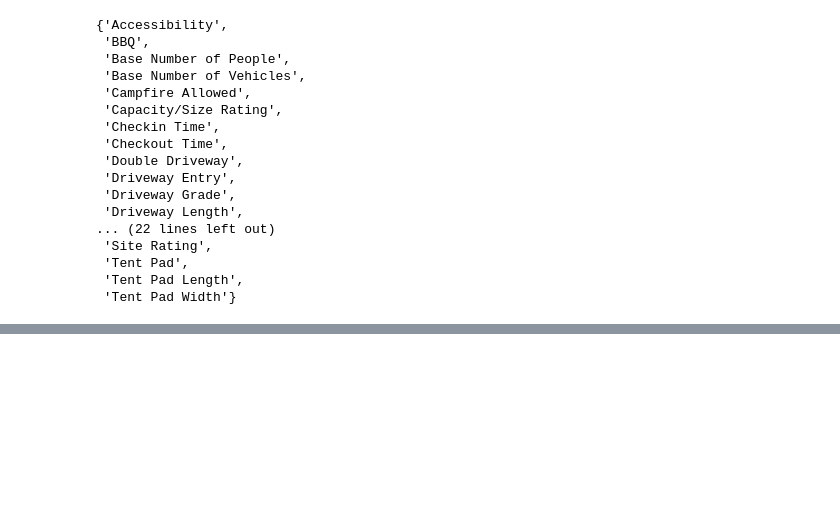
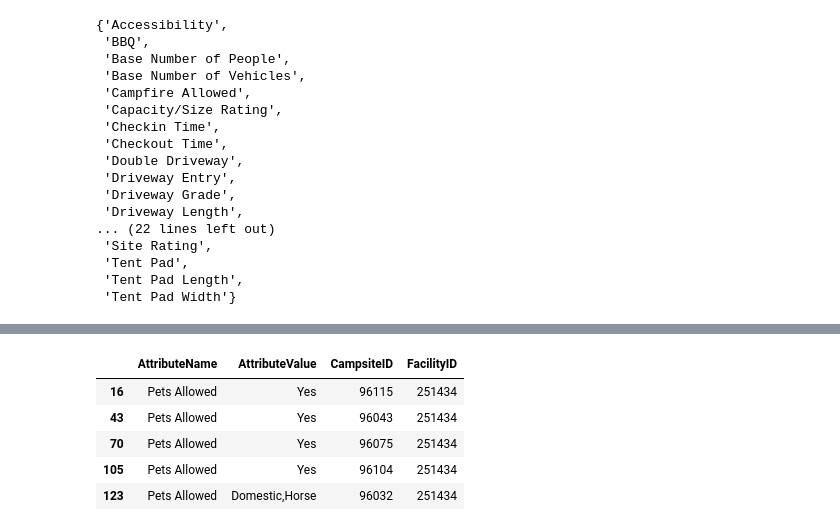
Before and after one commit to gizm00/strata_2021, a Jupyter notebook: notebooks/RIDB.ipynb, the cells around one changed output, grey strips where cells are left out. Saved outputs shown, nothing was run; the diff lists cells and outputs as text; code cells hidden in the pictures; blank space fills up the shorter version.

```diff
--- a/notebooks/RIDB.ipynb
+++ b/notebooks/RIDB.ipynb
@@ -175,0 +232,9 @@ df.query("FacilityID == '251434'")
+# %%
+df.query("AttributeName == 'Pets Allowed'").head()
+# %% [output]
+|  | AttributeName | AttributeValue | CampsiteID | FacilityID |
+| 16 | Pets Allowed | Yes | 96115 | 251434 |
+| 43 | Pets Allowed | Yes | 96043 | 251434 |
+| 70 | Pets Allowed | Yes | 96075 | 251434 |
+| 105 | Pets Allowed | Yes | 96104 | 251434 |
+| 123 | Pets Allowed | Domestic,Horse | 96032 | 251434 |
```
Also changed, not shown: parts of 22 cells of this notebook, 15 other files.
